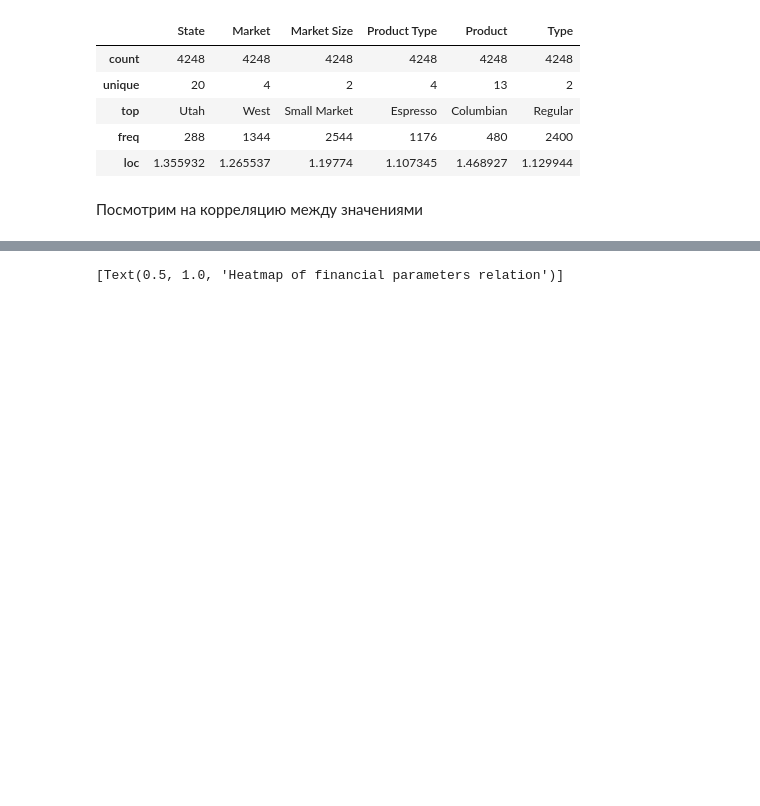
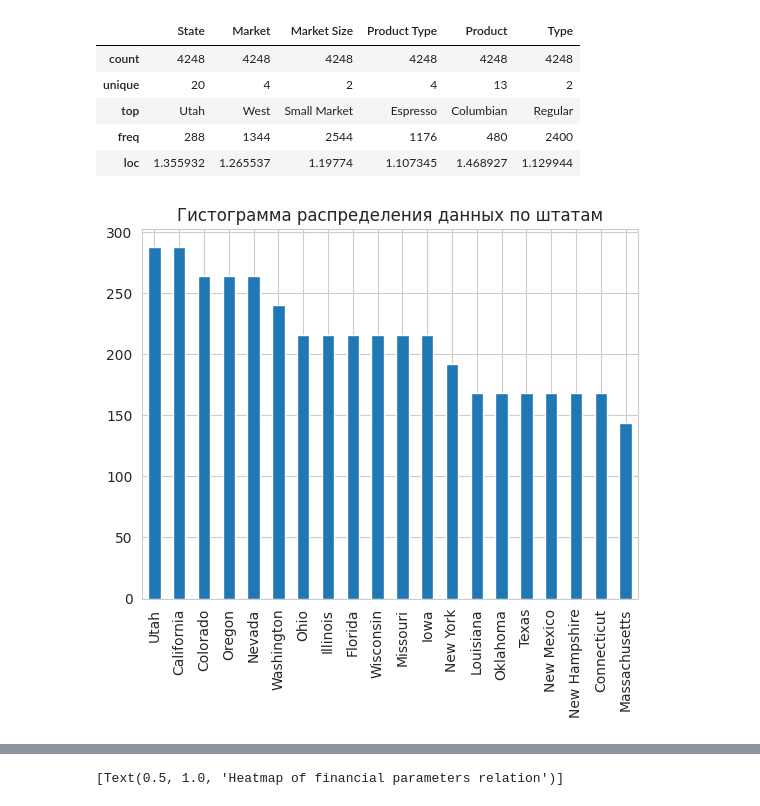
Before and after one commit to nata227/coffee-project, a Jupyter notebook: project_coffee.ipynb, the cells around one changed output, grey strips where cells are left out. Saved outputs shown, nothing was run; the diff lists cells and outputs as text; code cells hidden in the pictures; blank space fills up the shorter version.

```diff
--- a/project_coffee.ipynb
+++ b/project_coffee.ipynb
@@ -266,5 +272,9 @@ descr
 | top | Utah | West | Small Market | Espresso | Columbian | Regular |
 | freq | 288 | 1344 | 2544 | 1176 | 480 | 2400 |
 | loc | 1.355932 | 1.265537 | 1.19774 | 1.107345 | 1.468927 | 1.129944 |
-# %% [markdown]
-Посмотрим на корреляцию между значениями
+# %%
+sales_data['State'].value_counts().plot(kind='bar')
+plt.title('Гистограмма распределения данных по штатам')
+plt.show()
+# %% [output]
+[figure, added]
```
Also changed, not shown: parts of 107 cells of this notebook.
